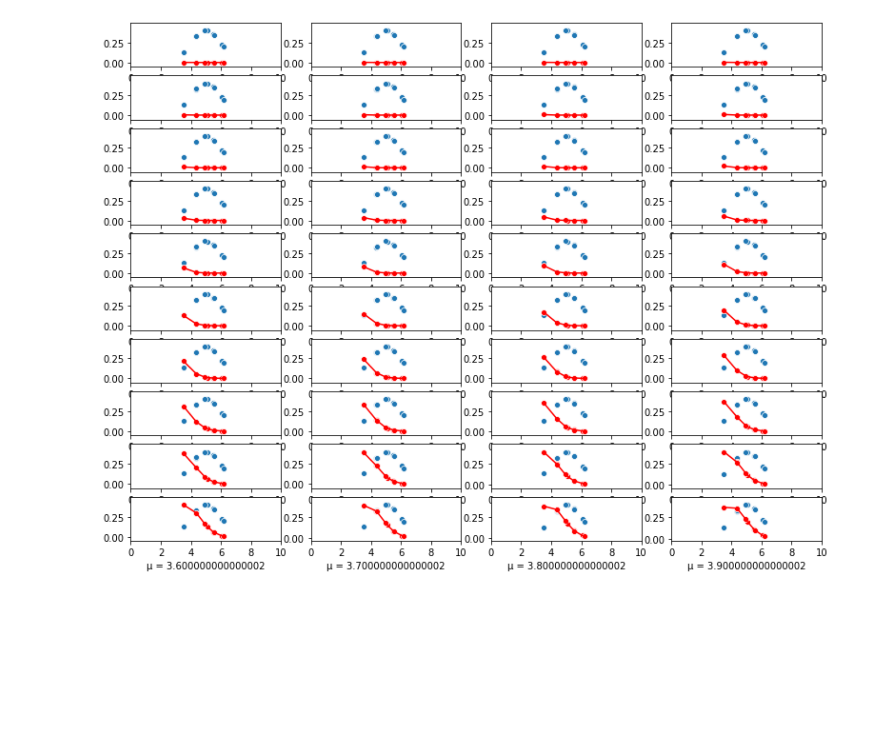
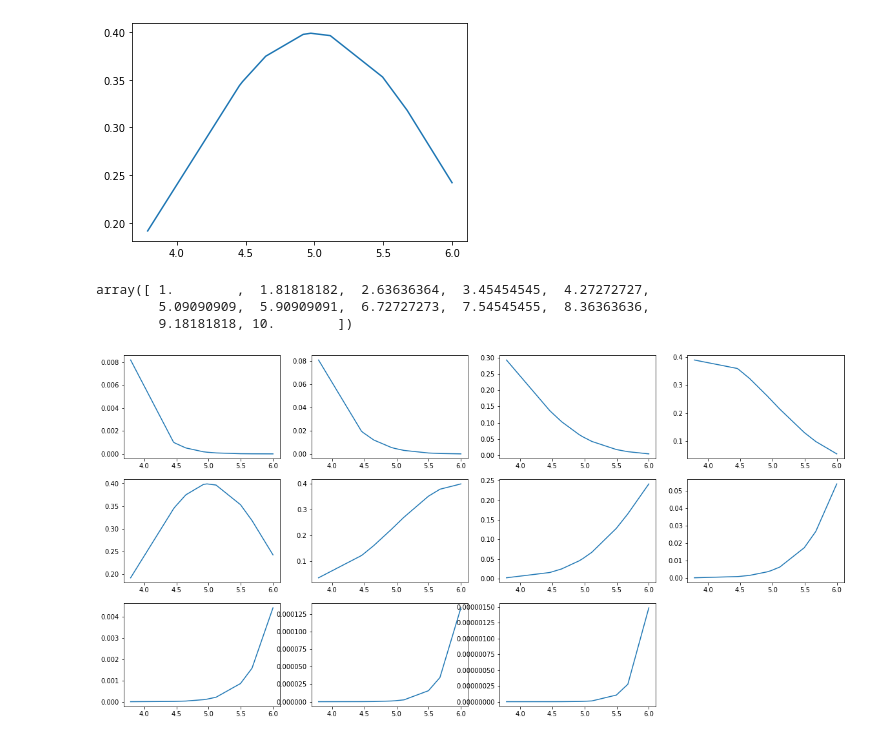
Before and after one commit to bluecoder5015/ML-Assignments, a Jupyter notebook: Task_1/Tutorial_1.ipynb, the cells around one changed output. Saved outputs shown, nothing was run; the diff lists cells and outputs as text; code cells hidden in the pictures; blank space fills up the shorter version.

```diff
--- a/Task_1/Tutorial_1.ipynb
+++ b/Task_1/Tutorial_1.ipynb
@@ -29,16 +23,21 @@ plt.savefig("guassian.png")
-# %%
-fig,axes = plt.subplots(10,4,figsize=(13,10))
-z=0
-for i in range(10):
-    for j in range(4):
-        tmp=1/(np.sqrt(2*np.pi)) * np.exp(-0.5*((x-z))**2)
-        sns.scatterplot(x,y,ax=axes[i,j])
-        axes[i,j].set_xlabel("μ = "+str(z))
-        axes[i,j].set_xlim(0,10)
-        sns.scatterplot(x,tmp,ax=axes[i,j],color="red")
-        sns.lineplot(x,tmp,ax=axes[i,j],color="red")
-        z=z+0.1
-
-plt.savefig("plot.png")
-# %% [output]
-[figure, removed]
+# %%
+sns.lineplot(x,y)
+plt.savefig("guassian.png")
+# %% [output]
+[figure, added]
+# %%
+tmp=np.linspace(1,10,12)
+tmp
+# %% [output]
+array([ 1.        ,  1.81818182,  2.63636364,  3.45454545,  4.27272727,
+        5.09090909,  5.90909091,  6.72727273,  7.54545455,  8.36363636,
+        9.18181818, 10.        ])
+# %%
+plt.figure(figsize = (20,10))
+for i in range(1,12,1):
+    y1=get_liklihood(i)
+    plt.subplot(3,4,i)
+    sns.lineplot(x,y1)
+plt.savefig("plot.png")
+# %% [output]
+[figure, added]
```
Also changed, not shown: parts of 5 cells of this notebook, 2 other files.
